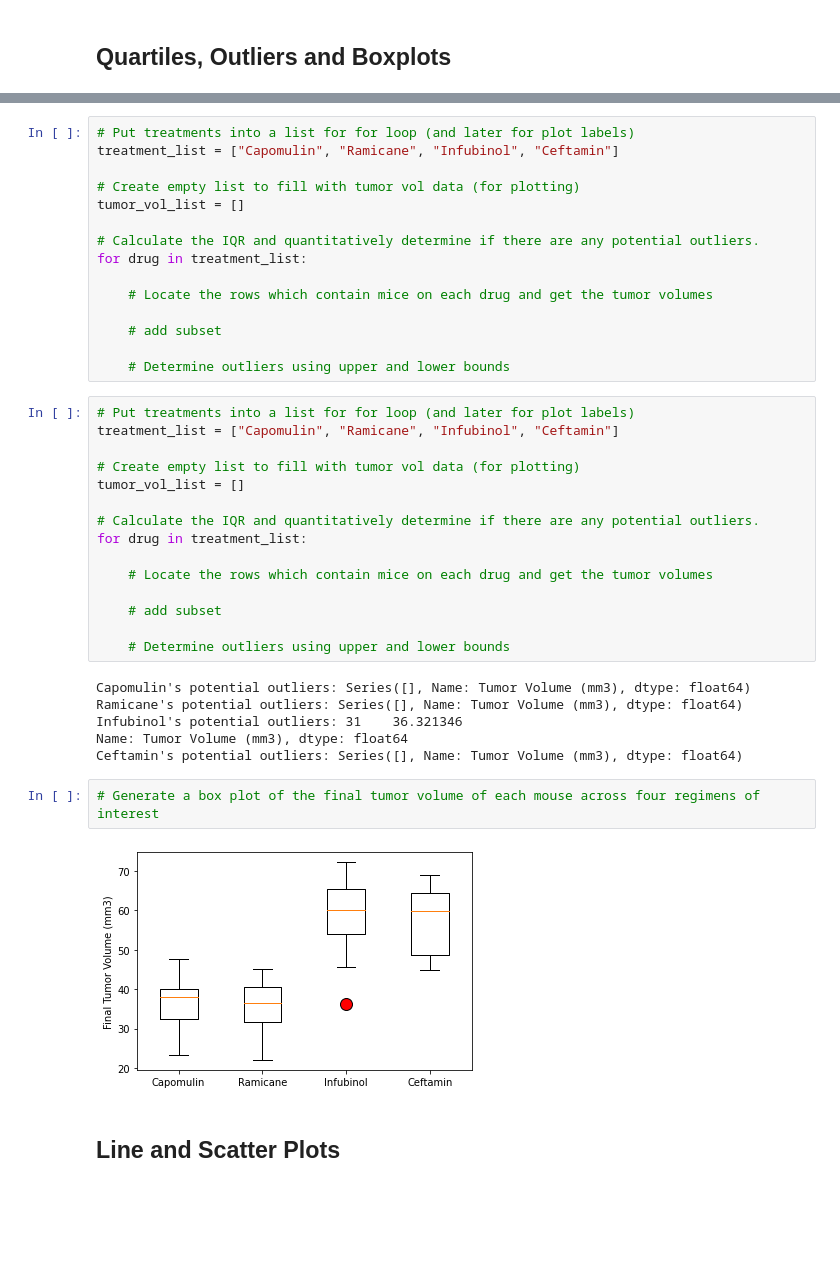
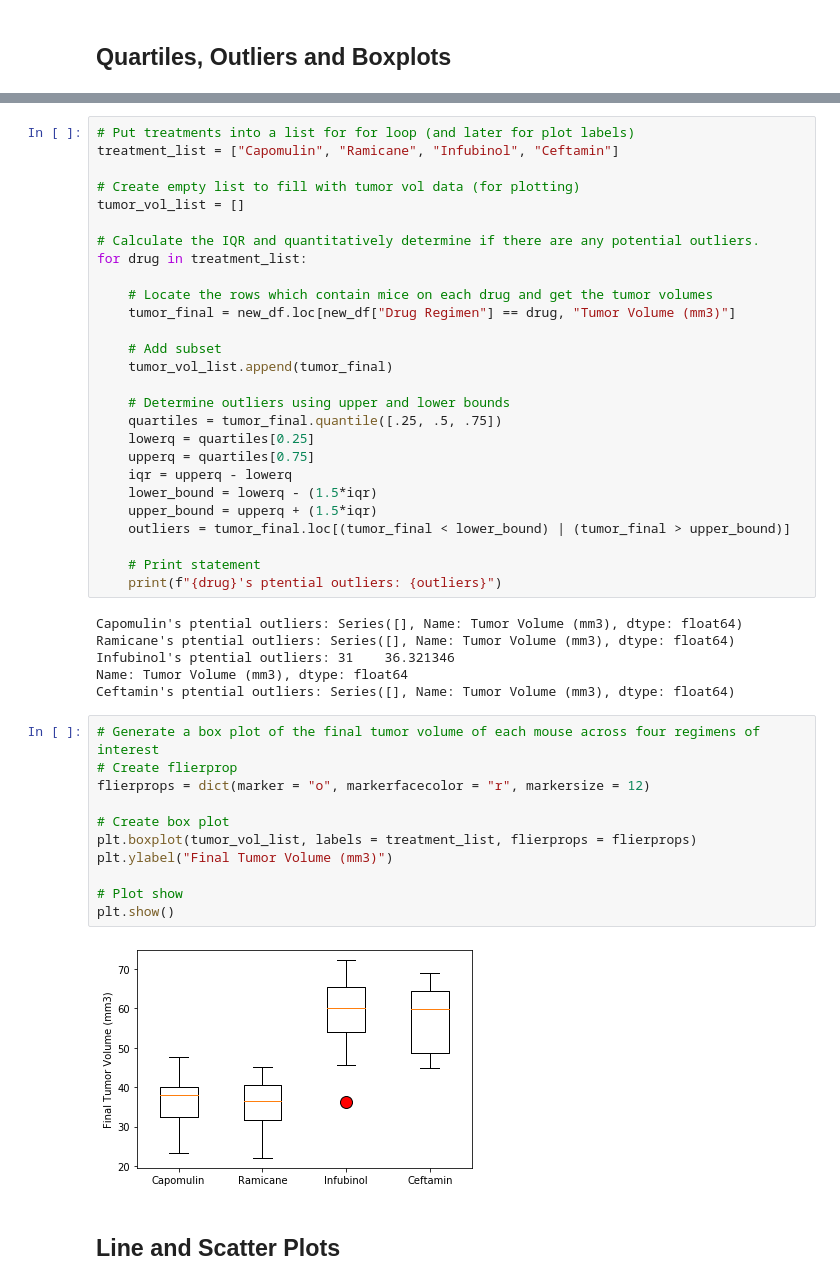
Before and after one commit to meaganmb/matplotlib-challenge, a Jupyter notebook: pymaceuticals_starter.ipynb, the cells around one changed output, grey strips where cells are left out. Drawn from its saved outputs; the diff is of its cells as text; blank space fills up the shorter version.

```diff
--- a/pymaceuticals_starter.ipynb
+++ b/pymaceuticals_starter.ipynb
@@ -238,34 +251,40 @@ tumor_vol_list = []
 for drug in treatment_list:
 
     # Locate the rows which contain mice on each drug and get the tumor volumes
+    tumor_final = new_df.loc[new_df["Drug Regimen"] == drug, "Tumor Volume (mm3)"]
 
-    # add subset
+    # Add subset
+    tumor_vol_list.append(tumor_final)
 
     # Determine outliers using upper and lower bounds
+    quartiles = tumor_final.quantile([.25, .5, .75])
+    lowerq = quartiles[0.25]
+    upperq = quartiles[0.75]
+    iqr = upperq - lowerq
+    lower_bound = lowerq - (1.5*iqr)
+    upper_bound = upperq + (1.5*iqr)
+    outliers = tumor_final.loc[(tumor_final < lower_bound) | (tumor_final > upper_bound)]
+
+    # Print statement
+    print(f"{drug}'s ptential outliers: {outliers}")
+# %% [output]
+Capomulin's ptential outliers: Series([], Name: Tumor Volume (mm3), dtype: float64)
+Ramicane's ptential outliers: Series([], Name: Tumor Volume (mm3), dtype: float64)
+Infubinol's ptential outliers: 31    36.321346
+Name: Tumor Volume (mm3), dtype: float64
+Ceftamin's ptential outliers: Series([], Name: Tumor Volume (mm3), dtype: float64)
-# %%
-# Put treatments into a list for for loop (and later for plot labels)
-treatment_list = ["Capomulin", "Ramicane", "Infubinol", "Ceftamin"]
-
-# Create empty list to fill with tumor vol data (for plotting)
-tumor_vol_list = []
-
-# Calculate the IQR and quantitatively determine if there are any potential outliers.
-for drug in treatment_list:
-
-    # Locate the rows which contain mice on each drug and get the tumor volumes
-
-    # add subset
-
-    # Determine outliers using upper and lower bounds
-# %% [output]
-Capomulin's potential outliers: Series([], Name: Tumor Volume (mm3), dtype: float64)
-Ramicane's potential outliers: Series([], Name: Tumor Volume (mm3), dtype: float64)
-Infubinol's potential outliers: 31    36.321346
-Name: Tumor Volume (mm3), dtype: float64
-Ceftamin's potential outliers: Series([], Name: Tumor Volume (mm3), dtype: float64)
 # %%
 # Generate a box plot of the final tumor volume of each mouse across four regimens of interest
+# Create flierprop
+flierprops = dict(marker = "o", markerfacecolor = "r", markersize = 12)
+
+# Create box plot
+plt.boxplot(tumor_vol_list, labels = treatment_list, flierprops = flierprops)
+plt.ylabel("Final Tumor Volume (mm3)")
+
+# Plot show
+plt.show()
 # %% [output]
-[figure, old version]
+[figure, new version]
 # %% [markdown]
 ## Line and Scatter Plots
```
Also changed, not shown: parts of 13 cells of this notebook.
